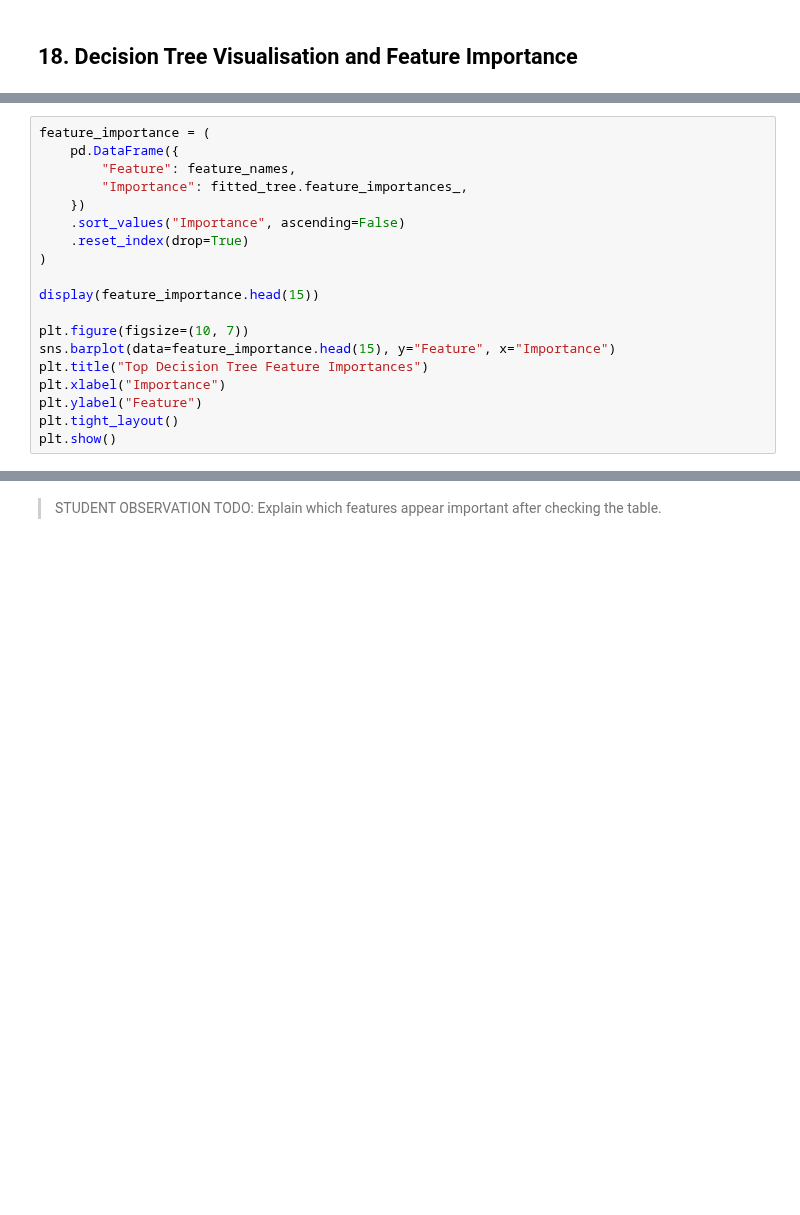
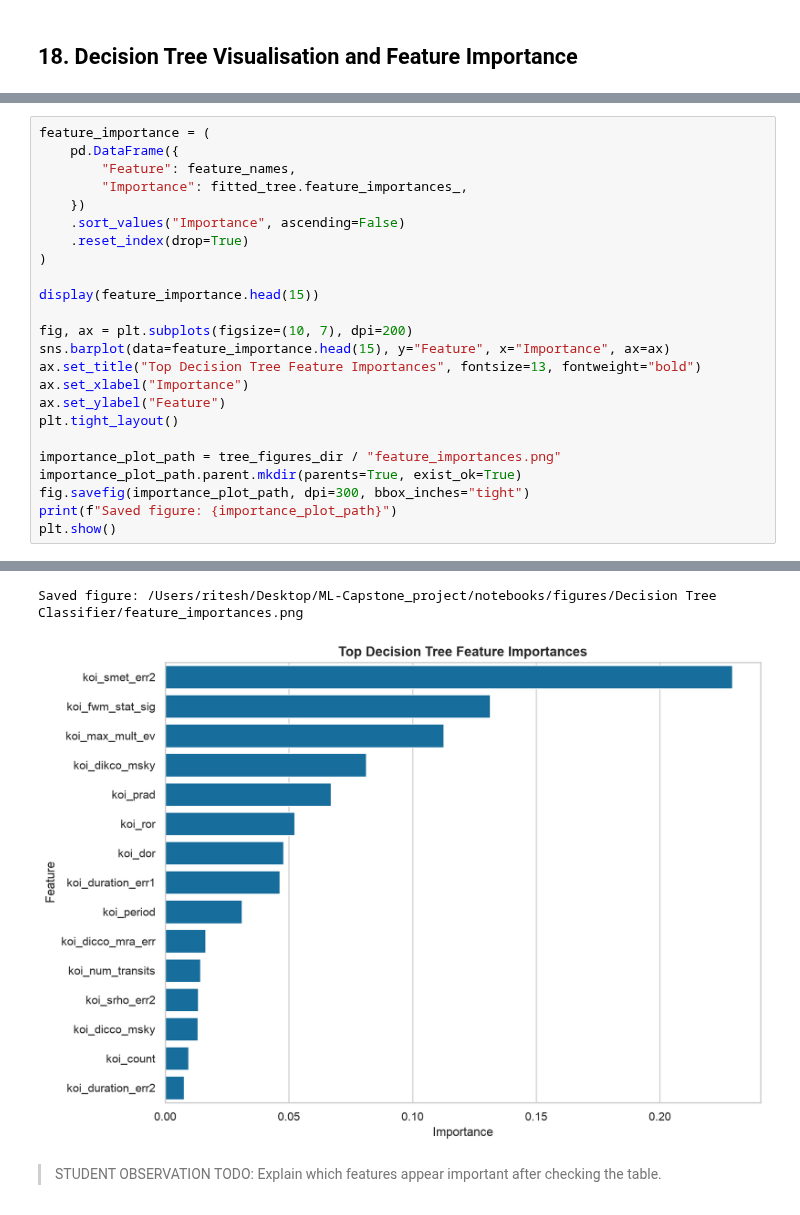
Before and after one commit to DominicKarolPeter/ML-Capstone_project, a Jupyter notebook: notebooks/classification.ipynb, the cells around one changed output, grey strips where cells are left out. Drawn from its saved outputs; the diff is of its cells as text; blank space fills up the shorter version.

```diff
--- a/notebooks/classification.ipynb
+++ b/notebooks/classification.ipynb
@@ -706,10 +869,16 @@ feature_importance = (
 
 display(feature_importance.head(15))
 
-plt.figure(figsize=(10, 7))
-sns.barplot(data=feature_importance.head(15), y="Feature", x="Importance")
-plt.title("Top Decision Tree Feature Importances")
-plt.xlabel("Importance")
-plt.ylabel("Feature")
+fig, ax = plt.subplots(figsize=(10, 7), dpi=200)
+sns.barplot(data=feature_importance.head(15), y="Feature", x="Importance", ax=ax)
+ax.set_title("Top Decision Tree Feature Importances", fontsize=13, fontweight="bold")
+ax.set_xlabel("Importance")
+ax.set_ylabel("Feature")
 plt.tight_layout()
+
+importance_plot_path = tree_figures_dir / "feature_importances.png"
+importance_plot_path.parent.mkdir(parents=True, exist_ok=True)
+fig.savefig(importance_plot_path, dpi=300, bbox_inches="tight")
+print(f"Saved figure: {importance_plot_path}")
 plt.show()
+# %% [output]
@@ -716,3 +901,5 @@ plt.show()
+Saved figure: /Users/ritesh/Desktop/ML-Capstone_project/notebooks/figures/Decision Tree Classifier/feature_importances.png
+[figure, added]
 # %% [markdown]
 > STUDENT OBSERVATION TODO: Explain which features appear important after checking the table.
 # %% [markdown]
```
Also changed, not shown: parts of 14 cells of this notebook, 7 other files.
